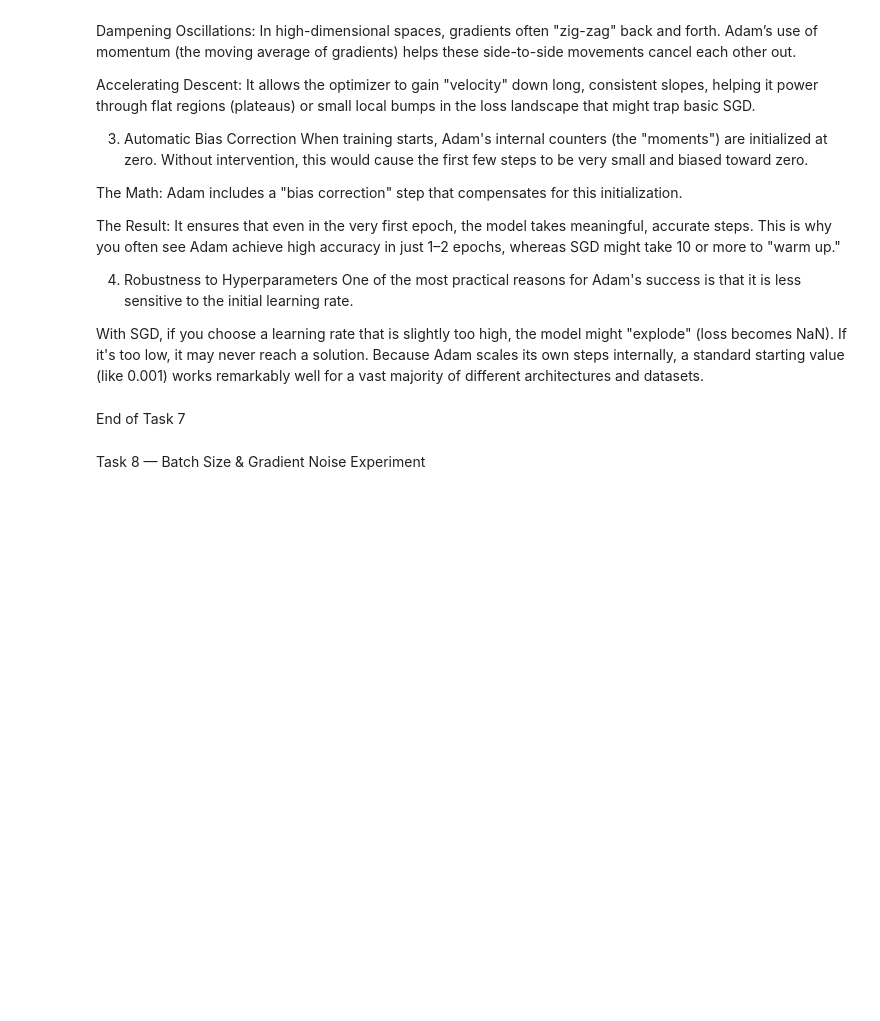
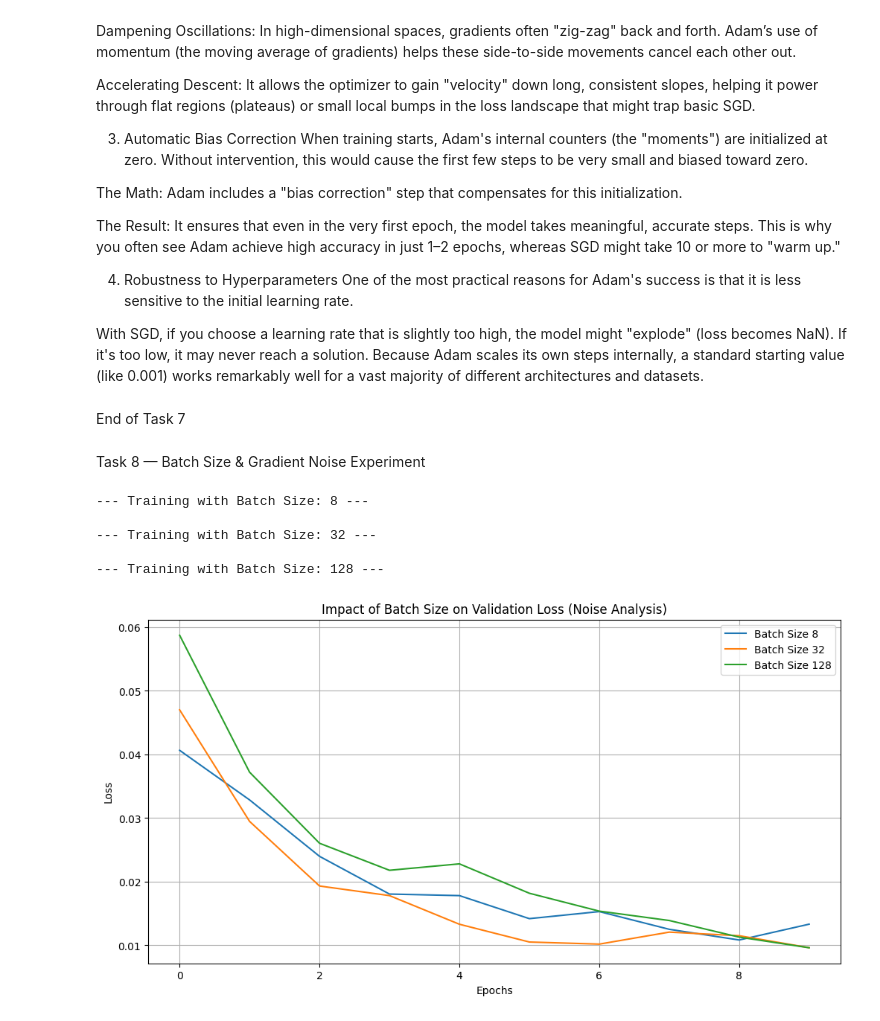
Before and after one commit to menna480/AI_diploma_master, a Jupyter notebook: notebook.ipynb, the cells around one changed output. Cells and saved outputs as stored; diff of their text form; code cells hidden in the pictures; blank space fills up the shorter version.

```diff
--- a/notebook.ipynb
+++ b/notebook.ipynb
@@ -1437,3 +1437,45 @@ With SGD, if you choose a learning rate that is slightly too high, the model mig
 End of Task 7
 # %% [markdown]
 Task 8 — Batch Size & Gradient Noise Experiment
+# %%
+import matplotlib.pyplot as plt
+
+# Define the batch sizes to test
+batch_sizes = [8, 32, 128]
+batch_results = {}
+
+for size in batch_sizes:
+    print(f"\n--- Training with Batch Size: {size} ---")
+
+    # Re-build a fresh model for each run to ensure a fair comparison
+    model = build_updated_model(dropout_rate=0.25)
+
+    history = model.fit(
+        x_train, y_train,
+        epochs=10,
+        batch_size=size, # This is the variable we are testing
+        validation_data=(x_val, y_val),
+        verbose=0
+    )
+    batch_results[size] = history.history
+# %% [output]
+--- Training with Batch Size: 8 ---
+
+--- Training with Batch Size: 32 ---
+
+--- Training with Batch Size: 128 ---
+# %%
+plt.figure(figsize=(12, 6))
+
+for size, hist in batch_results.items():
+    # Plotting validation loss to see stability
+    plt.plot(hist['val_loss'], label=f'Batch Size {size}')
+
+plt.title('Impact of Batch Size on Validation Loss (Noise Analysis)')
+plt.xlabel('Epochs')
+plt.ylabel('Loss')
+plt.legend()
+plt.grid(True)
+plt.show()
+# %% [output]
+[figure, added]
```
Also changed, not shown: parts of 11 cells of this notebook.
